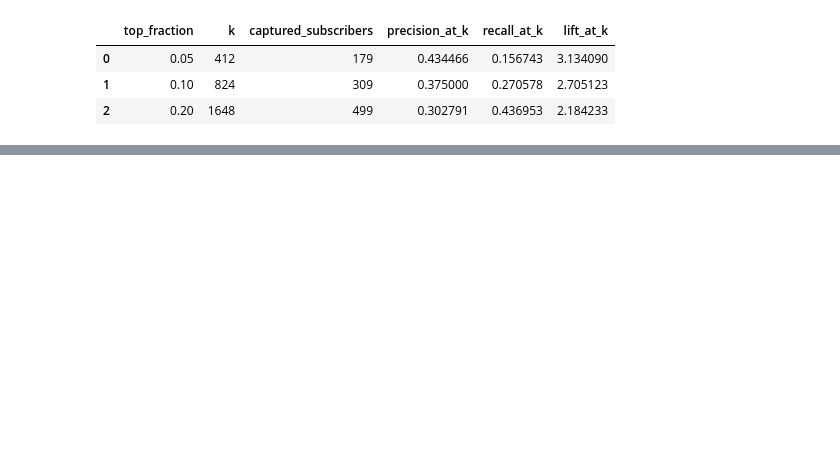
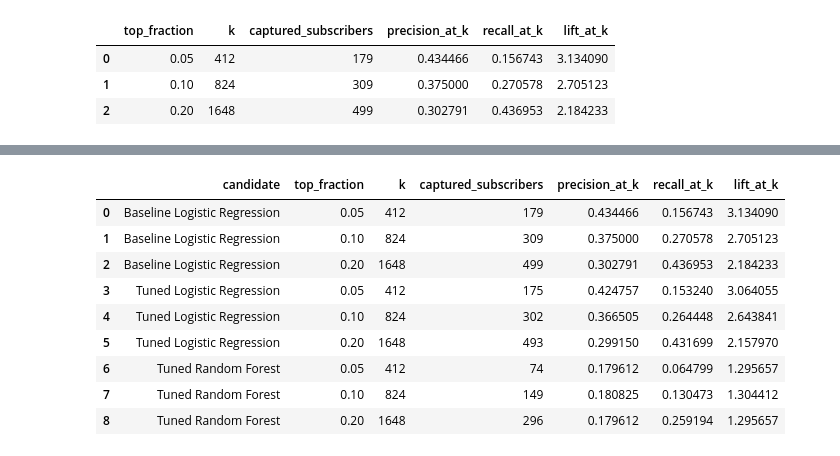
Before and after one commit to moonkyky/bank-marketing-ml, a Jupyter notebook: notebooks/04-model-experiments.ipynb, the cells around one changed output, grey strips where cells are left out. Drawn from its saved outputs; the diff is of its cells as text; code cells hidden in the pictures; blank space fills up the shorter version.

```diff
--- a/notebooks/04-model-experiments.ipynb
+++ b/notebooks/04-model-experiments.ipynb
@@ -510,0 +572,20 @@ fold_ap_comparison.round(6)
+# %%
+tuned_lr = clone(lr_search.estimator).set_params(**lr_search.best_params_)
+tuned_nonlinear = clone(nonlinear_search.estimator).set_params(
+    **nonlinear_search.best_params_
+)
+
+pd.DataFrame(
+    [
+        {
+            "family": "Logistic Regression",
+            "best_cv_ap": lr_search.best_score_,
+            "parameters": lr_search.best_params_,
+        },
+        {
+            "family": nonlinear_name,
+            "best_cv_ap": nonlinear_search.best_score_,
+            "parameters": nonlinear_search.best_params_,
+        },
+    ]
+)
@@ -510,0 +683,24 @@ fold_ap_comparison.round(6)
+# %%
+validation_top_k = pd.concat(validation_ranking_rows, ignore_index=True)
+validation_top_k[
+    [
+        "candidate",
+        "top_fraction",
+        "k",
+        "captured_subscribers",
+        "precision_at_k",
+        "recall_at_k",
+        "lift_at_k",
+    ]
+].round(6)
+# %% [output]
+|  | candidate | top_fraction | k | captured_subscribers | precision_at_k | recall_at_k | lift_at_k |
+| 0 | Baseline Logistic Regression | 0.05 | 412 | 179 | 0.434466 | 0.156743 | 3.134090 |
+| 1 | Baseline Logistic Regression | 0.10 | 824 | 309 | 0.375000 | 0.270578 | 2.705123 |
+| 2 | Baseline Logistic Regression | 0.20 | 1648 | 499 | 0.302791 | 0.436953 | 2.184233 |
+| 3 | Tuned Logistic Regression | 0.05 | 412 | 175 | 0.424757 | 0.153240 | 3.064055 |
+| 4 | Tuned Logistic Regression | 0.10 | 824 | 302 | 0.366505 | 0.264448 | 2.643841 |
+| 5 | Tuned Logistic Regression | 0.20 | 1648 | 493 | 0.299150 | 0.431699 | 2.157970 |
+| 6 | Tuned Random Forest | 0.05 | 412 | 74 | 0.179612 | 0.064799 | 1.295657 |
+| 7 | Tuned Random Forest | 0.10 | 824 | 149 | 0.180825 | 0.130473 | 1.304412 |
+| 8 | Tuned Random Forest | 0.20 | 1648 | 296 | 0.179612 | 0.259194 | 1.295657 |
```
Also changed, not shown: parts of 70 cells of this notebook, 3 other files.
